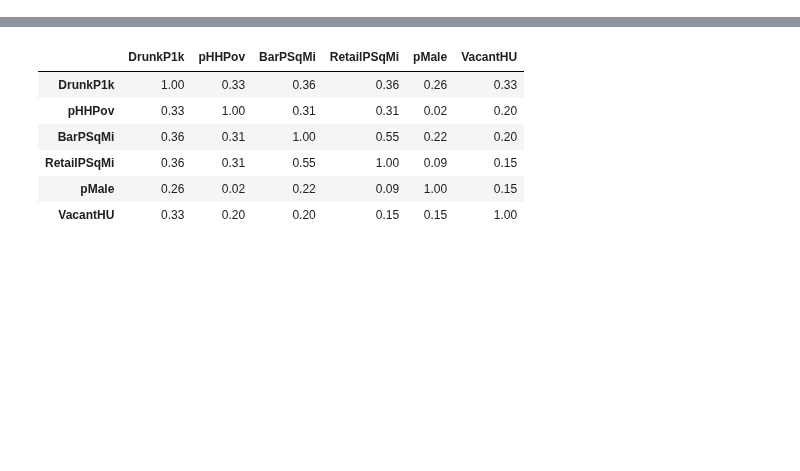
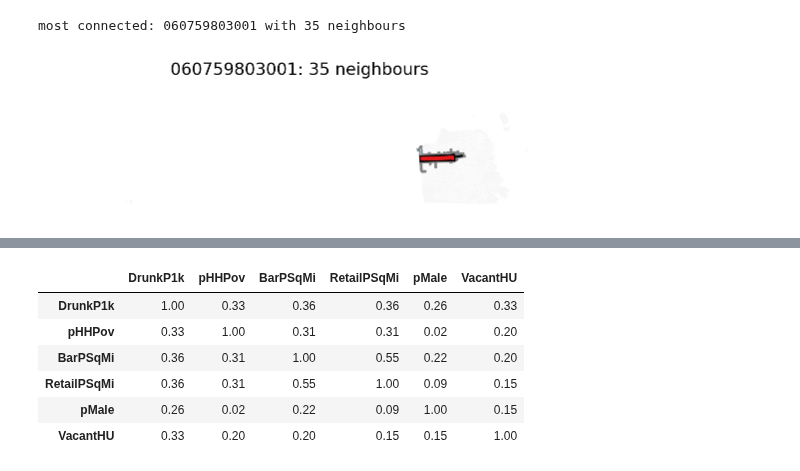
Before and after one commit to rschifan/spatial-unito-26, a Jupyter notebook: notebooks/03_spatial_econonometric_modeling.ipynb, the cells around one changed output, grey strips where cells are left out. Cells and saved outputs as stored; diff of their text form; code cells hidden in the pictures; blank space fills up the shorter version.

```diff
--- a/notebooks/03_spatial_econonometric_modeling.ipynb
+++ b/notebooks/03_spatial_econonometric_modeling.ipynb
@@ -293,0 +290,18 @@ straight for a spatial model.
+# %%
+# Now the opposite extreme.
+park_id = list(card[card == card.max()].index)[0]
+
+print("most connected:", park_id, "with", card.max(), "neighbours")
+# %% [output]
+most connected: 060759803001 with 35 neighbours
+# %%
+f, ax = plt.subplots(figsize=(6.5, 5))
+
+gdf.plot(ax=ax, color="#f7f7f7", edgecolor="white", linewidth=0.3)
+gdf.loc[list(queen_g[park_id].index)].plot(ax=ax, color="#a6cee3", edgecolor="grey")
+gdf.loc[[park_id]].plot(ax=ax, color="#e31a1c", edgecolor="k")
+ax.set_title(f"{park_id}: {card.max()} neighbours")
+ax.set_axis_off()
+plt.show()
+# %% [output]
+[figure, added]
```
Also changed, not shown: parts of 163 cells of this notebook.
